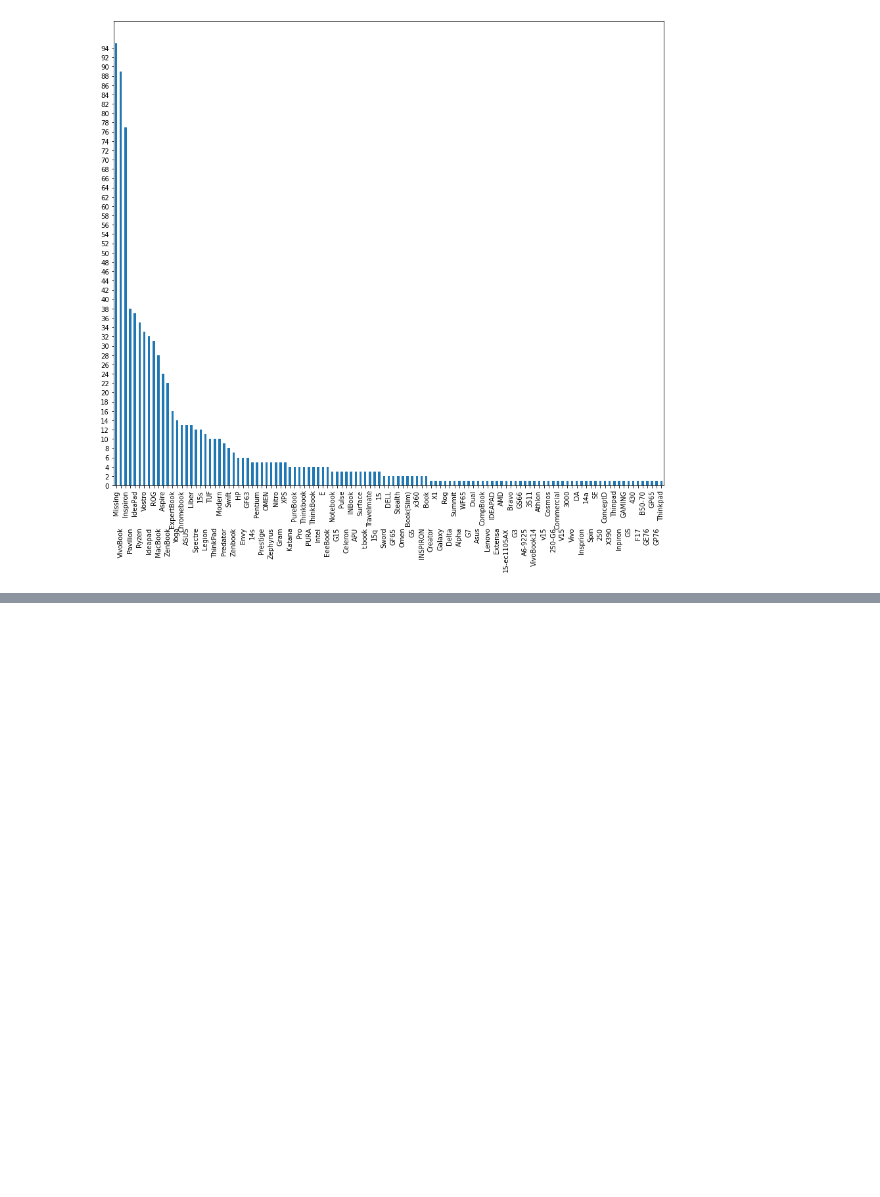
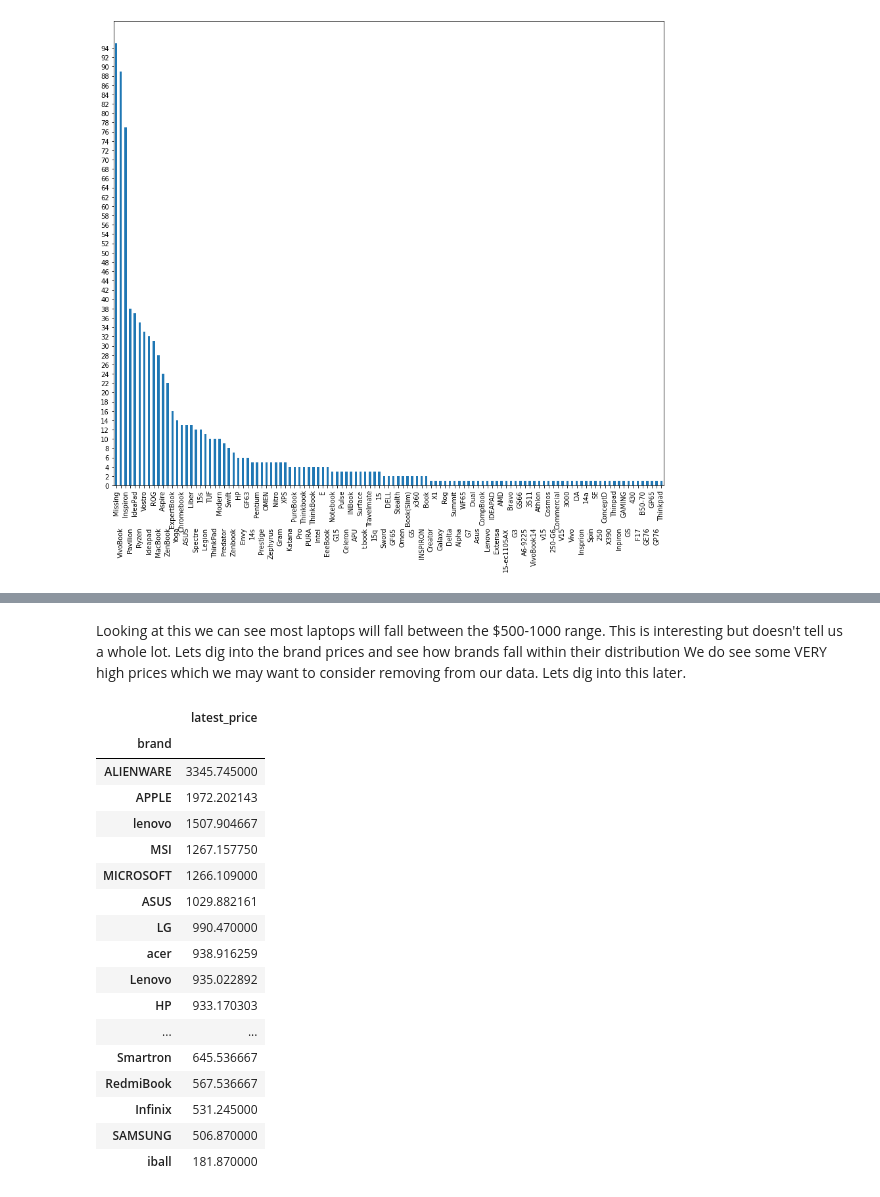
Before and after one commit to lutimoth/LaptopPriceModeling, a Jupyter notebook: Laptop Data Wrangling.ipynb, the cells around one changed output, grey strips where cells are left out. Saved outputs shown, nothing was run; the diff lists cells and outputs as text; code cells hidden in the pictures; blank space fills up the shorter version.

```diff
--- a/Laptop Data Wrangling.ipynb
+++ b/Laptop Data Wrangling.ipynb
@@ -348,0 +359,26 @@ Because the specification features are very discrete,we will leave deeper analys
+# %% [markdown]
+Looking at this we can see most laptops will fall between the $500-1000 range. This is interesting but doesn't tell us a whole lot. Lets dig into the brand prices and see how brands fall within their distribution We do see some VERY high prices which we may want to consider removing from our data. Lets dig into this later.
+# %%
+#Lets look at the average price by brand first and see what we get
+laptop_brand_prices = laptop_data[['brand','latest_price']]
+laptop_average_brand = laptop_brand_prices.groupby(by = 'brand').agg('mean')
+laptop_average_brand.sort_values(by = 'latest_price', ascending = False)
+# %% [output]
+|  | latest_price |
+| brand |  |
+| ALIENWARE | 3345.745000 |
+| APPLE | 1972.202143 |
+| lenovo | 1507.904667 |
+| MSI | 1267.157750 |
+| MICROSOFT | 1266.109000 |
+| ASUS | 1029.882161 |
+| LG | 990.470000 |
+| acer | 938.916259 |
+| Lenovo | 935.022892 |
+| HP | 933.170303 |
+| ... | ... |
+| Smartron | 645.536667 |
+| RedmiBook | 567.536667 |
+| Infinix | 531.245000 |
+| SAMSUNG | 506.870000 |
+| iball | 181.870000 |
```
Also changed, not shown: parts of 17 cells of this notebook, 1 other file.
